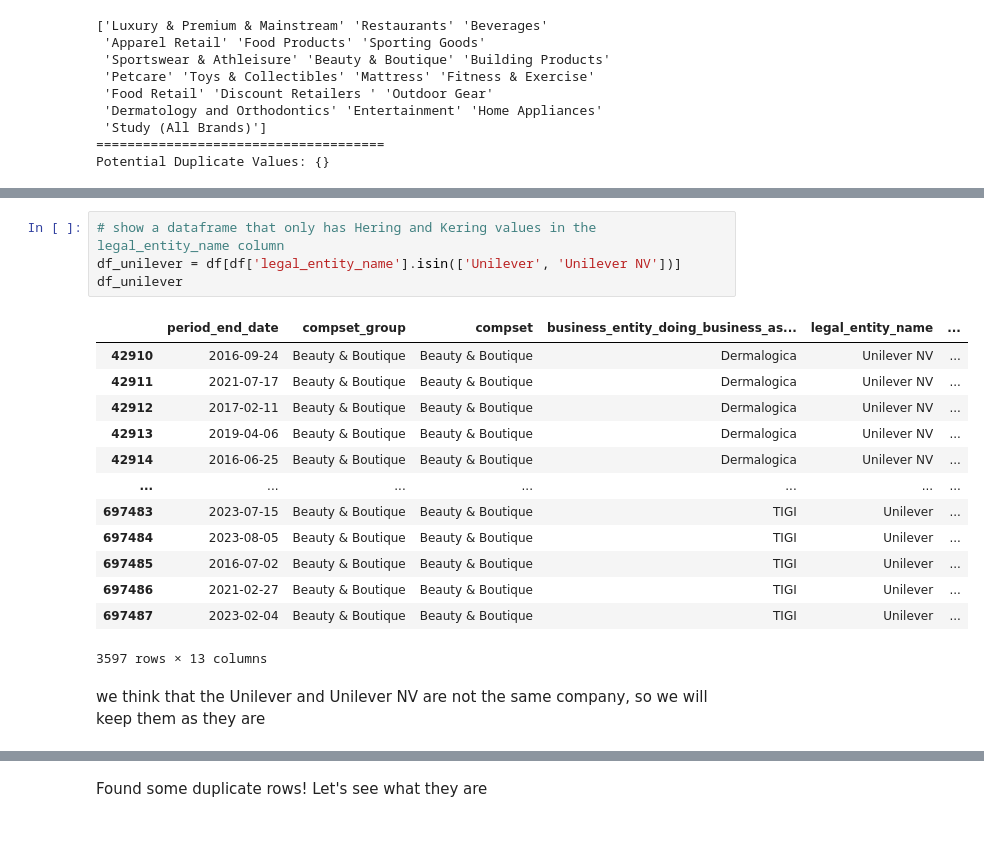
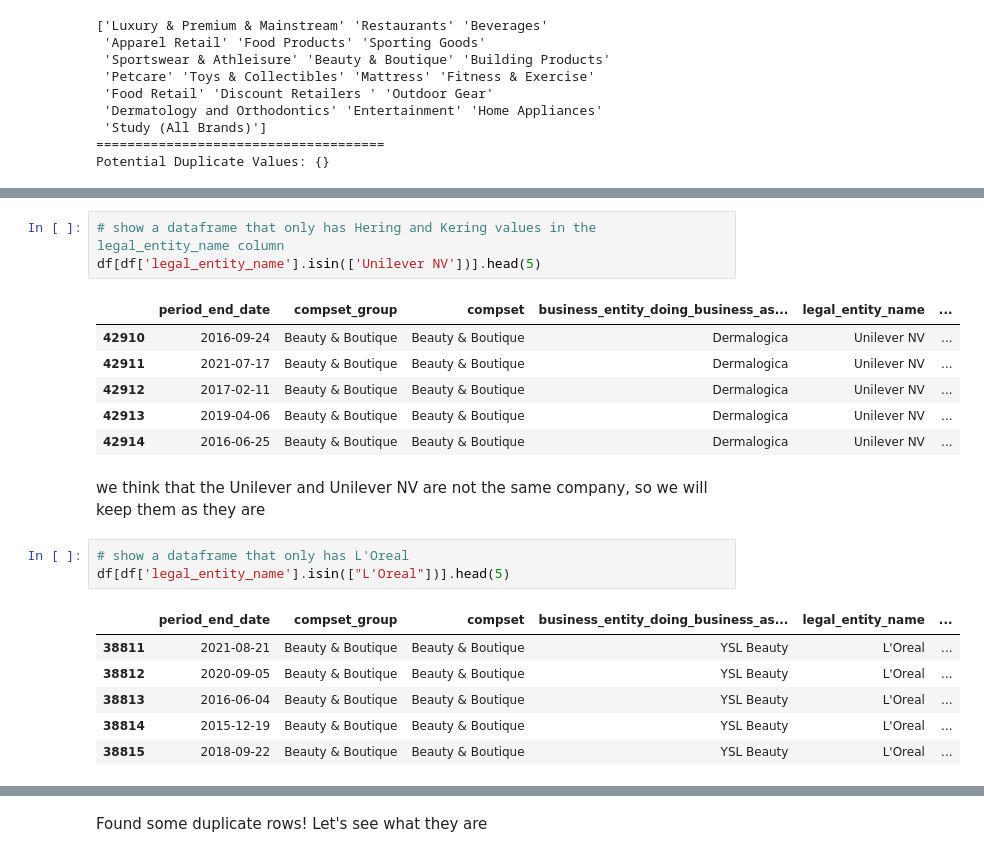
Before and after one commit to kkh327/datathon, a Jupyter notebook: data_cleaning.ipynb, the cells around one changed output, grey strips where cells are left out. Drawn from its saved outputs; the diff is of its cells as text.

```diff
--- a/data_cleaning.ipynb
+++ b/data_cleaning.ipynb
@@ -207,20 +346,22 @@ Potential Duplicate Values: {('COFRA Holding AG', 'On Holding AG'): 83, ('Kering
 # %%
 # show a dataframe that only has Hering and Kering values in the legal_entity_name column
-df_unilever = df[df['legal_entity_name'].isin(['Unilever', 'Unilever NV'])]
-df_unilever
+df[df['legal_entity_name'].isin(['Unilever NV'])].head(5)
 # %% [output]
 |  | period_end_date | compset_group | compset | business_entity_doing_business_as... | legal_entity_name | ... |
 | 42910 | 2016-09-24 | Beauty & Boutique | Beauty & Boutique | Dermalogica | Unilever NV | ... |
 | 42911 | 2021-07-17 | Beauty & Boutique | Beauty & Boutique | Dermalogica | Unilever NV | ... |
 | 42912 | 2017-02-11 | Beauty & Boutique | Beauty & Boutique | Dermalogica | Unilever NV | ... |
 | 42913 | 2019-04-06 | Beauty & Boutique | Beauty & Boutique | Dermalogica | Unilever NV | ... |
 | 42914 | 2016-06-25 | Beauty & Boutique | Beauty & Boutique | Dermalogica | Unilever NV | ... |
-| ... | ... | ... | ... | ... | ... | ... |
-| 697483 | 2023-07-15 | Beauty & Boutique | Beauty & Boutique | TIGI | Unilever | ... |
-| 697484 | 2023-08-05 | Beauty & Boutique | Beauty & Boutique | TIGI | Unilever | ... |
-| 697485 | 2016-07-02 | Beauty & Boutique | Beauty & Boutique | TIGI | Unilever | ... |
-| 697486 | 2021-02-27 | Beauty & Boutique | Beauty & Boutique | TIGI | Unilever | ... |
-| 697487 | 2023-02-04 | Beauty & Boutique | Beauty & Boutique | TIGI | Unilever | ... |
-3597 rows × 13 columns
 # %% [markdown]
 we think that the Unilever and Unilever NV are not the same company, so we will keep them as they are
+# %%
+# show a dataframe that only has L'Oreal
+df[df['legal_entity_name'].isin(["L'Oreal"])].head(5)
+# %% [output]
+|  | period_end_date | compset_group | compset | business_entity_doing_business_as... | legal_entity_name | ... |
+| 38811 | 2021-08-21 | Beauty & Boutique | Beauty & Boutique | YSL Beauty | L'Oreal | ... |
+| 38812 | 2020-09-05 | Beauty & Boutique | Beauty & Boutique | YSL Beauty | L'Oreal | ... |
+| 38813 | 2016-06-04 | Beauty & Boutique | Beauty & Boutique | YSL Beauty | L'Oreal | ... |
+| 38814 | 2015-12-19 | Beauty & Boutique | Beauty & Boutique | YSL Beauty | L'Oreal | ... |
+| 38815 | 2018-09-22 | Beauty & Boutique | Beauty & Boutique | YSL Beauty | L'Oreal | ... |
```
Also changed, not shown: parts of 59 cells of this notebook.
